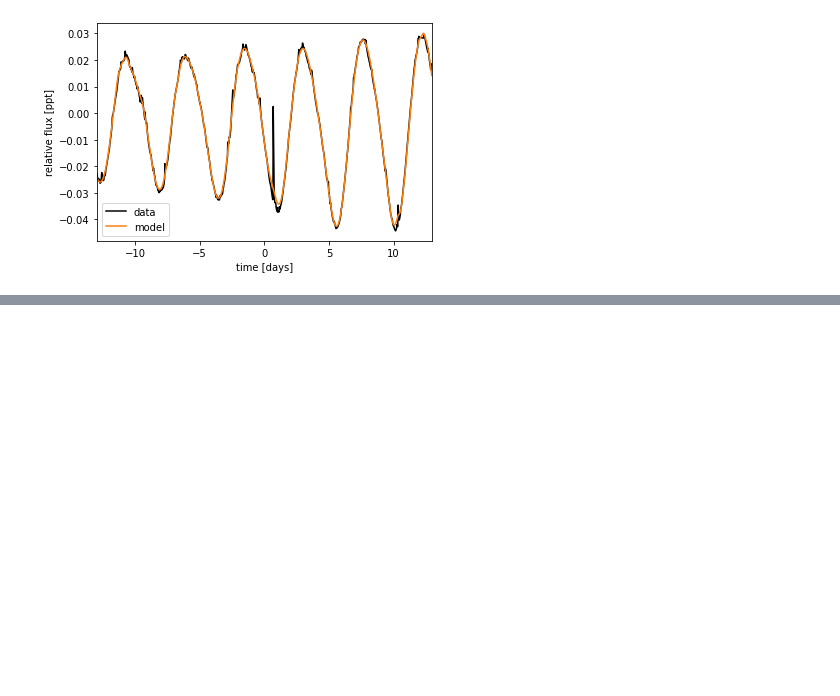
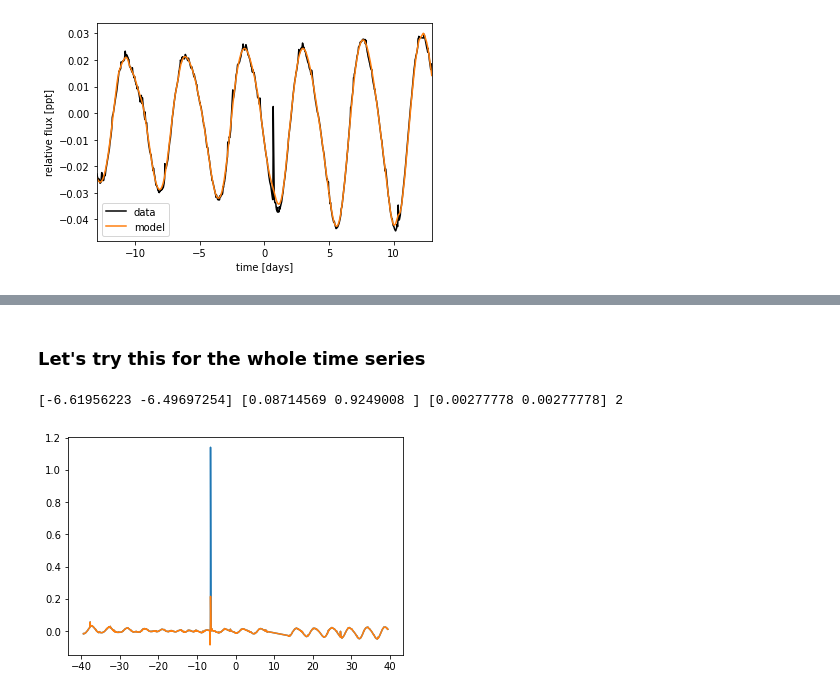
Before and after one commit to exoclam/epic-246301900, a Jupyter notebook: xoflares-epic246301900-post-flare-post-gap.ipynb, the cells around one changed output, grey strips where cells are left out. Cells and saved outputs as stored; diff of their text form; code cells hidden in the pictures; blank space fills up the shorter version.

Commit message:
quiescent light curves across all three sections and entire time series

```diff
--- a/xoflares-epic246301900-post-flare-post-gap.ipynb
+++ b/xoflares-epic246301900-post-flare-post-gap.ipynb
@@ -686,0 +703,19 @@ plt.savefig("period_trace_postgap.png")
+# %% [markdown]
+### Let's try this for the whole time series
+# %%
+x, y, tpeaks, ampls, fwhms, npeaks = find_flares(lc)
+# %% [output]
+[-6.61956223 -6.49697254] [0.08714569 0.9249008 ] [0.00277778 0.00277778] 2
+# %%
+norm_y = normalize_flux(lc.PDCSAP_FLUX)
+smooth = savgol_filter(norm_y, 13, polyorder=3)
+resid = norm_y - smooth
+mask = resid < 3.5*np.sqrt(np.mean(resid**2))
+# %%
+gp_mean = norm_y-flc[1] # mean for GP for total light curve fit is observed light curve - flare light curve
+plt.plot(x, norm_y)
+plt.plot(x, norm_y-flc[1])
+#plt.plot(x, flc[1])
+plt.show()
+# %% [output]
+[figure, added]
```
Also changed, not shown: parts of 18 cells of this notebook, 1 other file.
